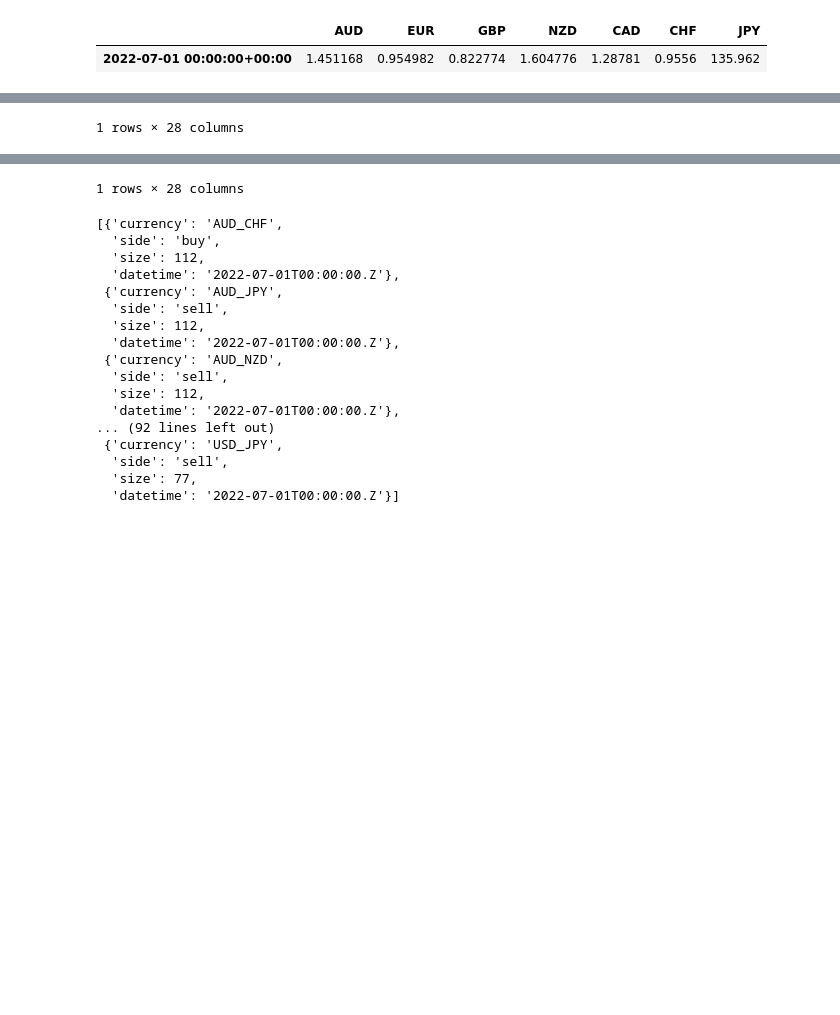
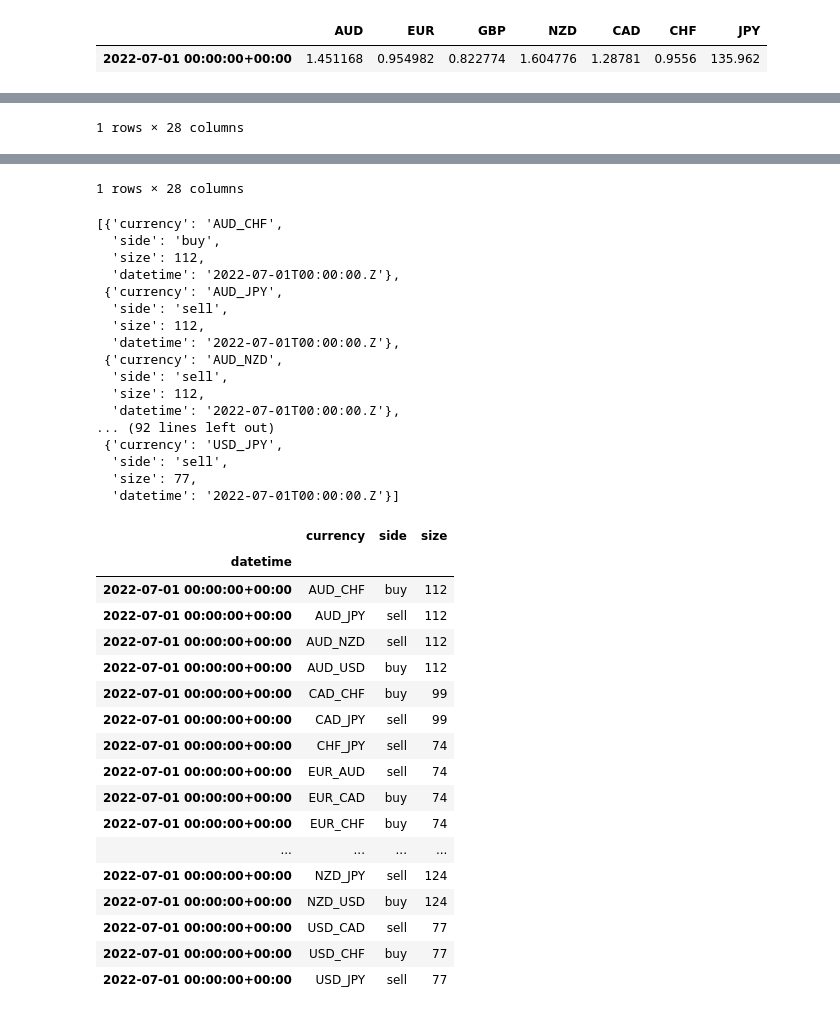
Before and after one commit to alexcolls/rex-ai, a Jupyter notebook: notebooks/marti/risk_management.ipynb, the cells around one changed output, grey strips where cells are left out. Cells and saved outputs as stored; diff of their text form; code cells hidden in the pictures; blank space fills up the shorter version.

```diff
--- a/notebooks/marti/risk_management.ipynb
+++ b/notebooks/marti/risk_management.ipynb
@@ -195,19 +195,30 @@ def trade_signals(pred_vols,last_data, classification, exchange_rate, risk=0.01,
 
 
     trade_signals = []
+    trade_dataframe = {"datetime":[],"currency":[], "side":[], "size":[]}
     for ccy in classification.columns:
         d = {}
         if int(classification[ccy]) != 0:
             d["currency"] = ccy
-            d["side"] = "sell" if int(classification[ccy]) == -1 else "buy"
+            trade_dataframe["currency"].append(ccy)
+            signal = "sell" if int(classification[ccy]) == -1 else "buy"
+            d["side"] = signal
+            trade_dataframe["side"].append(signal)
             if ccy.split("_")[0] == "USD":
                 d["size"] = round(risked)
+                trade_dataframe["size"].append(round(risked))
             else:
                 d["size"] = round(risked*float(exchange_rate[ccy.split("_")[0]]))
+                trade_dataframe["size"].append(round(risked*float(exchange_rate[ccy.split("_")[0]])))
             d["datetime"] = v.index.to_list()[0].strftime("%Y-%m-%dT%H:%M:%S.Z")
+            trade_dataframe["datetime"].append(v.index.to_list()[0])
+
             trade_signals.append(d)
+    trade_dataframe = pd.DataFrame.from_dict(trade_dataframe)
+    trade_dataframe.set_index("datetime",inplace=True)
+    trade_dataframe.index = pd.to_datetime(trade_dataframe.index)
 
-    return trade_signals
+    return trade_signals, trade_dataframe
 # %%
 def read_exchange_rate(df):
 
@@ -223,35 +234,54 @@ def read_exchange_rate(df):
 
     return data
 # %%
+df_primary = df_primary.iloc[-1:]
 er = read_exchange_rate(df_primary)
 er
 # %% [output]
 |  | AUD | EUR | GBP | NZD | CAD | CHF | JPY |
 | 2022-07-01 00:00:00+00:00 | 1.451168 | 0.954982 | 0.822774 | 1.604776 | 1.28781 | 0.9556 | 135.962 |
 # %%
-ex = trade_signals(pred,pred_last, clas, er)
-ex
+ex, d= trade_signals(pred,pred_last, clas, er)
+display(ex, d)
 # %% [output]
 |  | AUD_CAD | AUD_CHF | AUD_JPY | AUD_NZD | AUD_USD | CAD_CHF | CAD_JPY | CHF_JPY | EUR_AUD | EUR_CAD | ... | ... |
 | 2022-07-01 00:00:00+00:00 | 0.773086 | 0.091571 | 0.304924 | 0.238711 | 0.288257 | 0.342453 | 0.472317 | 0.782083 | 0.389087 | 0.624956 | ... | ... |
 1 rows × 28 columns
 |  | AUD_CAD | AUD_CHF | AUD_JPY | AUD_NZD | AUD_USD | CAD_CHF | CAD_JPY | CHF_JPY | EUR_AUD | EUR_CAD | ... | ... |
 | 2022-07-01 00:00:00+00:00 | 0.761466 | 0.618152 | 0.188485 | 0.580053 | 0.091988 | 0.390204 | 0.062418 | 0.536577 | 0.75072 | 0.945439 | ... | ... |
 1 rows × 28 columns
 [{'currency': 'AUD_CHF',
   'side': 'buy',
   'size': 112,
   'datetime': '2022-07-01T00:00:00.Z'},
  {'currency': 'AUD_JPY',
   'side': 'sell',
   'size': 112,
   'datetime': '2022-07-01T00:00:00.Z'},
  {'currency': 'AUD_NZD',
   'side': 'sell',
   'size': 112,
   'datetime': '2022-07-01T00:00:00.Z'},
 ... (92 lines left out)
  {'currency': 'USD_JPY',
   'side': 'sell',
   'size': 77,
   'datetime': '2022-07-01T00:00:00.Z'}]
+|  | currency | side | size |
+| datetime |  |  |  |
+| 2022-07-01 00:00:00+00:00 | AUD_CHF | buy | 112 |
+| 2022-07-01 00:00:00+00:00 | AUD_JPY | sell | 112 |
+| 2022-07-01 00:00:00+00:00 | AUD_NZD | sell | 112 |
+| 2022-07-01 00:00:00+00:00 | AUD_USD | buy | 112 |
+| 2022-07-01 00:00:00+00:00 | CAD_CHF | buy | 99 |
+| 2022-07-01 00:00:00+00:00 | CAD_JPY | sell | 99 |
+| 2022-07-01 00:00:00+00:00 | CHF_JPY | sell | 74 |
+| 2022-07-01 00:00:00+00:00 | EUR_AUD | sell | 74 |
+| 2022-07-01 00:00:00+00:00 | EUR_CAD | buy | 74 |
+| 2022-07-01 00:00:00+00:00 | EUR_CHF | buy | 74 |
+| ... | ... | ... | ... |
+| 2022-07-01 00:00:00+00:00 | NZD_JPY | sell | 124 |
+| 2022-07-01 00:00:00+00:00 | NZD_USD | buy | 124 |
+| 2022-07-01 00:00:00+00:00 | USD_CAD | sell | 77 |
+| 2022-07-01 00:00:00+00:00 | USD_CHF | buy | 77 |
+| 2022-07-01 00:00:00+00:00 | USD_JPY | sell | 77 |
```
Also changed, not shown: 1 other file.
